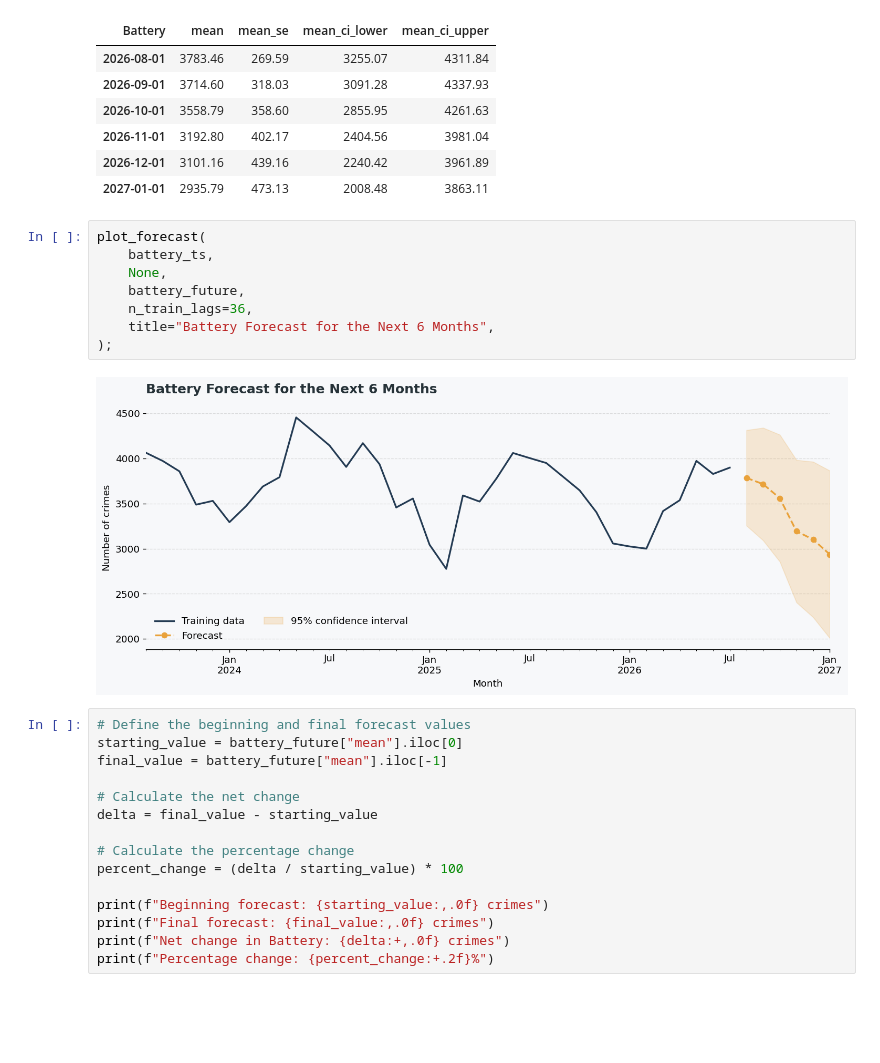
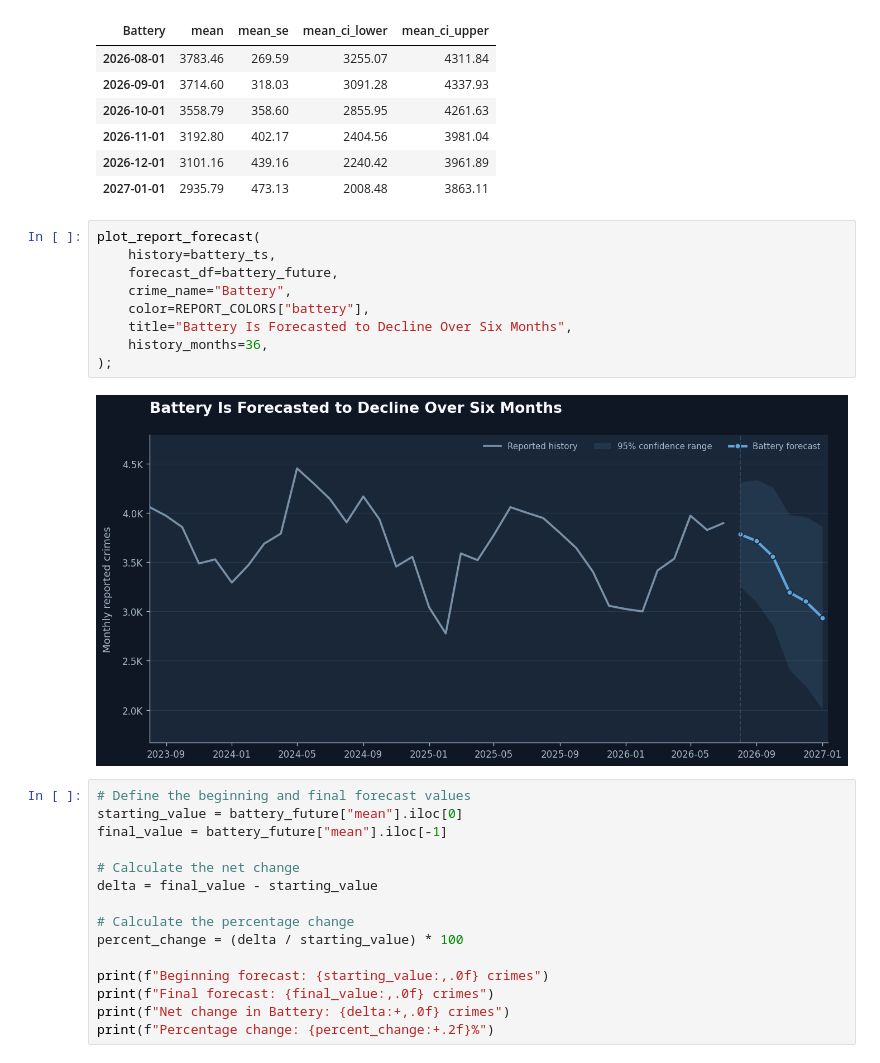
Before and after one commit to swirita/Chicago-Crime-Analysis-and-Forecasting, a Jupyter notebook: notebooks/03_crime_forecasting.ipynb, the cells around one changed output. Saved outputs shown, nothing was run; the diff lists cells and outputs as text; blank space fills up the shorter version.

```diff
--- a/notebooks/03_crime_forecasting.ipynb
+++ b/notebooks/03_crime_forecasting.ipynb
@@ -1174,16 +1342,17 @@ display(battery_future.round(2))
 | 2026-11-01 | 3192.80 | 402.17 | 2404.56 | 3981.04 |
 | 2026-12-01 | 3101.16 | 439.16 | 2240.42 | 3961.89 |
 | 2027-01-01 | 2935.79 | 473.13 | 2008.48 | 3863.11 |
-# %%
-plot_forecast(
-    battery_ts,
-    None,
-    battery_future,
-    n_train_lags=36,
-    title="Battery Forecast for the Next 6 Months",
-);
-# %% [output]
-[figure, removed]
+# %%
+plot_report_forecast(
+    history=battery_ts,
+    forecast_df=battery_future,
+    crime_name="Battery",
+    color=REPORT_COLORS["battery"],
+    title="Battery Is Forecasted to Decline Over Six Months",
+    history_months=36,
+);
+# %% [output]
+[figure, added]
 # %%
 # Define the beginning and final forecast values
 starting_value = battery_future["mean"].iloc[0]
```
Also changed, not shown: parts of 14 cells of this notebook.
